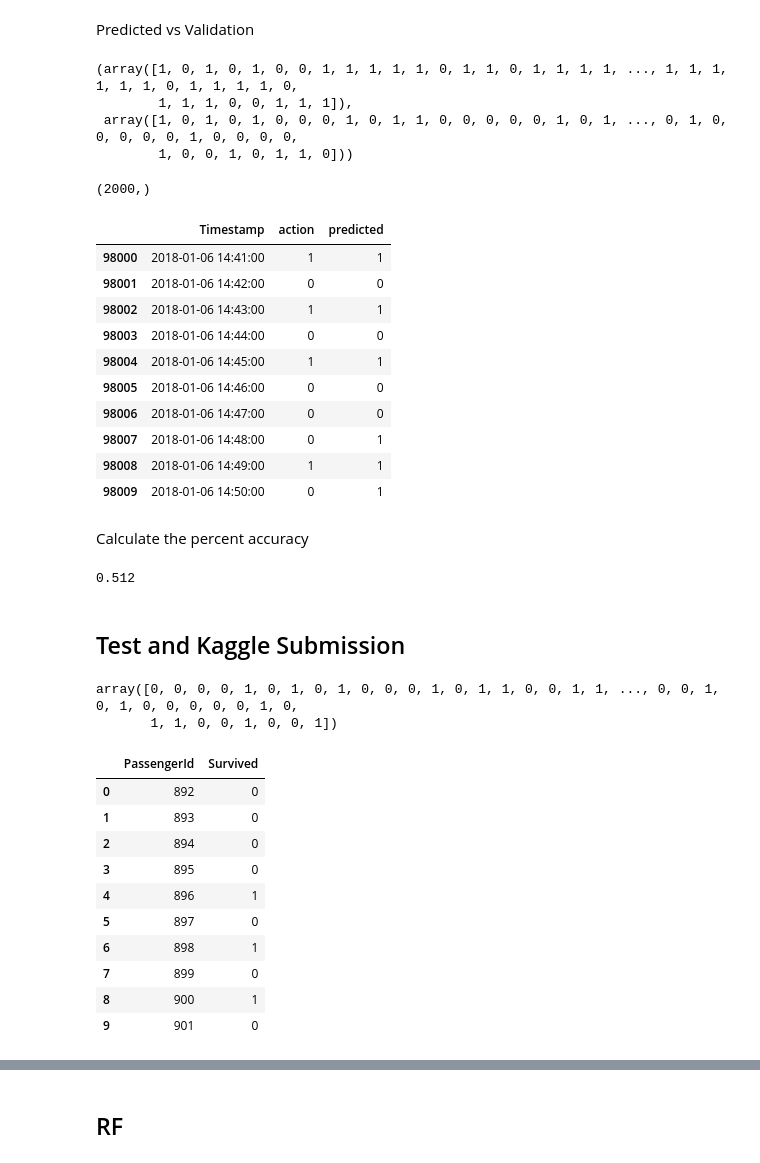
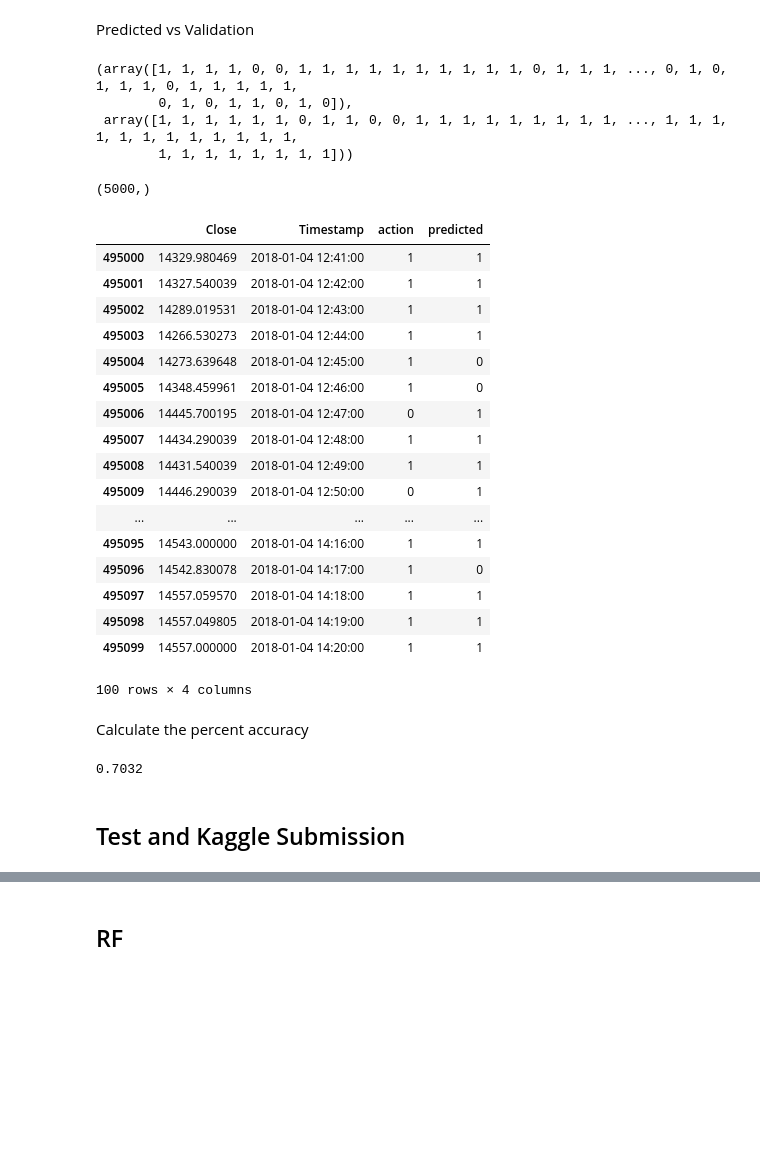
Before and after one commit to iaghidro/stock-predictor, a Jupyter notebook: fastAI/binaryClassificationBTC.ipynb, the cells around one changed output, grey strips where cells are left out. Saved outputs shown, nothing was run; the diff lists cells and outputs as text; code cells hidden in the pictures; blank space fills up the shorter version.

Commit message:
update data count and lookahead, validation 73% validation accuracy: 0.736	250k	99/1	binary	15	le-5	none

```diff
--- a/fastAI/binaryClassificationBTC.ipynb
+++ b/fastAI/binaryClassificationBTC.ipynb
@@ -293,6 +300,5 @@ Rake the last 10% of rows as our validation set.
 # %%
-
-train_ratio = 0.98
+train_ratio = 0.99
 train_size = int(samp_size * train_ratio); train_size
 val_idx = list(range(train_size, len(df)))
 #val_idx = list(range(0, len(df)-train_size))
@@ -390,6 +396,6 @@ MixedInputModel(
 # %%
 m.lr_find()
 m.sched.plot(100)
-lr = 1e-4
+lr = 1e-5
 # %% [output]
 [interactive output not drawn]
@@ -449,31 +455,38 @@ Predicted vs Validation
 # %%
 (np.argmax(x,axis=1),y1)
 # %% [output]
-(array([1, 0, 1, 0, 1, 0, 0, 1, 1, 1, 1, 1, 0, 1, 1, 0, 1, 1, 1, 1, ..., 1, 1, 1, 1, 1, 1, 0, 1, 1, 1, 1, 0,
-        1, 1, 1, 0, 0, 1, 1, 1]),
- array([1, 0, 1, 0, 1, 0, 0, 0, 1, 0, 1, 1, 0, 0, 0, 0, 0, 1, 0, 1, ..., 0, 1, 0, 0, 0, 0, 0, 1, 0, 0, 0, 0,
-        1, 0, 0, 1, 0, 1, 1, 0]))
+(array([1, 1, 1, 1, 0, 0, 1, 1, 1, 1, 1, 1, 1, 1, 1, 1, 0, 1, 1, 1, ..., 0, 1, 0, 1, 1, 1, 0, 1, 1, 1, 1, 1,
+        0, 1, 0, 1, 1, 0, 1, 0]),
+ array([1, 1, 1, 1, 1, 1, 0, 1, 1, 0, 0, 1, 1, 1, 1, 1, 1, 1, 1, 1, ..., 1, 1, 1, 1, 1, 1, 1, 1, 1, 1, 1, 1,
+        1, 1, 1, 1, 1, 1, 1, 1]))
 # %%
 y1.shape
 # %% [output]
-(2000,)
+(5000,)
 # %%
 val = train.iloc[val_idx]
 val[[index,dep]]
-valpred = pd.DataFrame({'Timestamp':val.Timestamp, 'action':val.action, 'predicted':np.argmax(x,axis=1)})[['Timestamp', 'action','predicted']]
-valpred.head(10)
+valpred = pd.DataFrame({'Close':val.Close,'Timestamp':val.Timestamp, 'action':val.action, 'predicted':np.argmax(x,axis=1)})[['Close','Timestamp', 'action','predicted']]
+valpred.head(100)
 # %% [output]
-|  | Timestamp | action | predicted |
-| 98000 | 2018-01-06 14:41:00 | 1 | 1 |
-| 98001 | 2018-01-06 14:42:00 | 0 | 0 |
-| 98002 | 2018-01-06 14:43:00 | 1 | 1 |
-| 98003 | 2018-01-06 14:44:00 | 0 | 0 |
-| 98004 | 2018-01-06 14:45:00 | 1 | 1 |
-| 98005 | 2018-01-06 14:46:00 | 0 | 0 |
-| 98006 | 2018-01-06 14:47:00 | 0 | 0 |
-| 98007 | 2018-01-06 14:48:00 | 0 | 1 |
-| 98008 | 2018-01-06 14:49:00 | 1 | 1 |
-| 98009 | 2018-01-06 14:50:00 | 0 | 1 |
+|  | Close | Timestamp | action | predicted |
+| 495000 | 14329.980469 | 2018-01-04 12:41:00 | 1 | 1 |
+| 495001 | 14327.540039 | 2018-01-04 12:42:00 | 1 | 1 |
+| 495002 | 14289.019531 | 2018-01-04 12:43:00 | 1 | 1 |
+| 495003 | 14266.530273 | 2018-01-04 12:44:00 | 1 | 1 |
+| 495004 | 14273.639648 | 2018-01-04 12:45:00 | 1 | 0 |
+| 495005 | 14348.459961 | 2018-01-04 12:46:00 | 1 | 0 |
+| 495006 | 14445.700195 | 2018-01-04 12:47:00 | 0 | 1 |
+| 495007 | 14434.290039 | 2018-01-04 12:48:00 | 1 | 1 |
+| 495008 | 14431.540039 | 2018-01-04 12:49:00 | 1 | 1 |
+| 495009 | 14446.290039 | 2018-01-04 12:50:00 | 0 | 1 |
+| ... | ... | ... | ... | ... |
+| 495095 | 14543.000000 | 2018-01-04 14:16:00 | 1 | 1 |
+| 495096 | 14542.830078 | 2018-01-04 14:17:00 | 1 | 0 |
+| 495097 | 14557.059570 | 2018-01-04 14:18:00 | 1 | 1 |
+| 495098 | 14557.049805 | 2018-01-04 14:19:00 | 1 | 1 |
+| 495099 | 14557.000000 | 2018-01-04 14:20:00 | 1 | 1 |
+100 rows × 4 columns
 # %% [markdown]
 Calculate the percent accuracy
 # %%
@@ -481,27 +494,12 @@ predicted = valpred.loc[valpred.action == valpred.predicted]
 accuracy = len(predicted)/len(val)
 accuracy
 # %% [output]
-0.512
+0.7032
 # %% [markdown]
 ## Test and Kaggle Submission
 # %%
-np.argmax(m.predict(True), axis =1)
+# np.argmax(m.predict(True), axis =1)
-# %% [output]
-array([0, 0, 0, 0, 1, 0, 1, 0, 1, 0, 0, 0, 1, 0, 1, 1, 0, 0, 1, 1, ..., 0, 0, 1, 0, 1, 0, 0, 0, 0, 0, 1, 0,
-       1, 1, 0, 0, 1, 0, 0, 1])
 # %%
-sub = pd.DataFrame({'Timestamp':test.index, 'action':np.argmax(m.predict(True), axis =1)})[['Timestamp', 'action']]
-sub.head(10)
+# sub = pd.DataFrame({'Timestamp':test.index, 'action':np.argmax(m.predict(True), axis =1)})[['Timestamp', 'action']]
+# sub.head(10)
-# %% [output]
-|  | PassengerId | Survived |
-| 0 | 892 | 0 |
-| 1 | 893 | 0 |
-| 2 | 894 | 0 |
-| 3 | 895 | 0 |
-| 4 | 896 | 1 |
-| 5 | 897 | 0 |
-| 6 | 898 | 1 |
-| 7 | 899 | 0 |
-| 8 | 900 | 1 |
-| 9 | 901 | 0 |
 # %%
```
Also changed, not shown: parts of 41 cells of this notebook, 3 other files.
